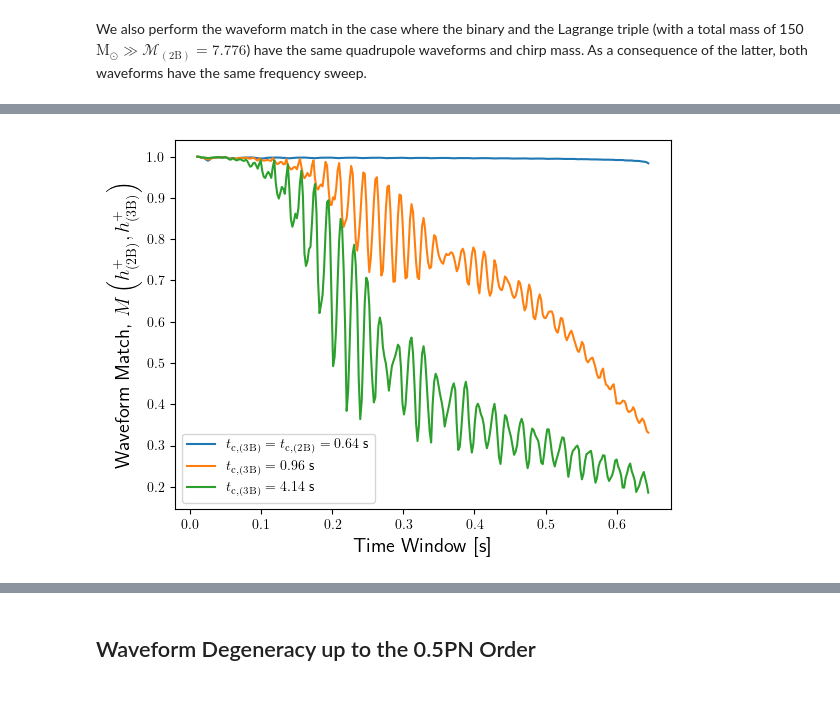
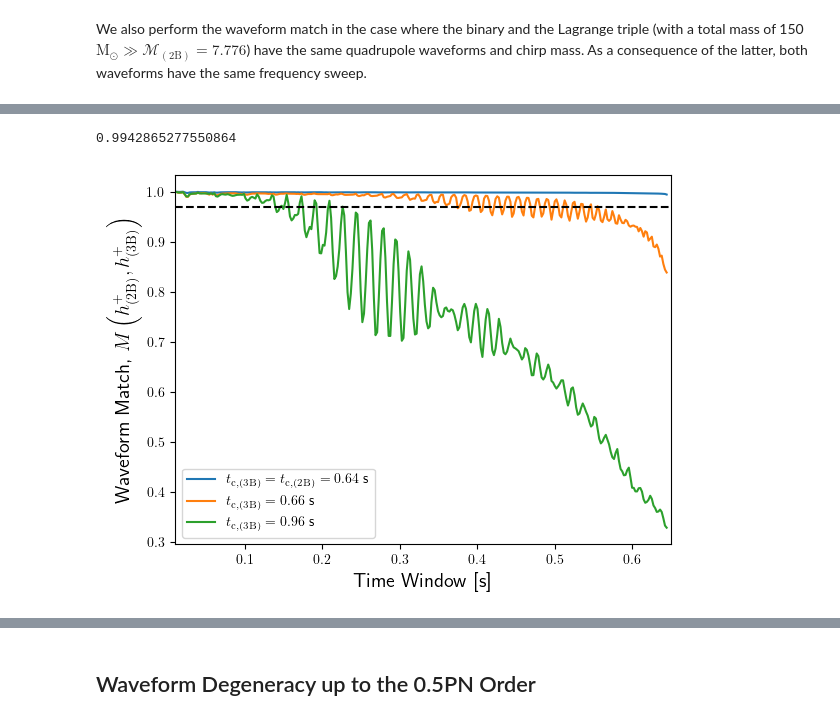
Before and after one commit to CJaimel/BinaryLagrangeDegeneracy, a Jupyter notebook: Part 2 - Simulations with LIGO Data.ipynb, the cells around one changed output, grey strips where cells are left out. Cells and saved outputs as stored; diff of their text form; code cells hidden in the pictures.

```diff
--- a/Part 2 - Simulations with LIGO Data.ipynb
+++ b/Part 2 - Simulations with LIGO Data.ipynb
@@ -339,32 +417,0 @@ A plot of the waveform match time series is shown below.
-# %%
-binary = waveforms.CircularBinary(*params_2B)
-params_3B_quad = [params_3B_quad4, params_3B_quad2, params_3B_quad1]
-markers = ["o", "d", "^", "X"]
-
-t_window = np.linspace(0.01, binary.t_c, 10)
-
-for i in range(len(params_3B_quad)):
-    match_timeSeries = np.zeros(len(t_window))
-
-    for j in range(len(t_window)):
-        lagrange = waveforms.CircularLagrangeTriple(*params_3B_quad[i])
-
-        hp_2B_windowed = waveforms.h_combined2B(*params_2B, t_max = t_window[j], delta_t = 1/1000)[0]
-        hp_3B_windowed = waveforms.h_combined3B(*params_3B_quad[i], t_max = t_window[j], delta_t = 1/1000)[0]
-        psd = pycbc.psd.analytical.aLIGOZeroDetHighPower(len(hp_2B_windowed) // 2 + 1, 1.0 / hp_2B_windowed.duration, 0)
-
-        match_timeSeries[j] = pycbc.filter.match(hp_2B_windowed, hp_3B_windowed, psd = psd, low_frequency_cutoff = 0, subsample_interpolation = True)[0]
-
-    if i == 0:
-        #print(match_timeSeries)
-        plt.scatter(t_window, match_timeSeries, label = r"$t_{{\mathrm{{c,(3B)}}}} = t_{{\mathrm{{c,(2B)}}}} = {:.2f}$ s".format(lagrange.t_c), marker = markers[i])
-    else:
-        plt.scatter(t_window, match_timeSeries, label = r"$t_{{\mathrm{{c,(3B)}}}} = {:.2f}$ s".format(lagrange.t_c), marker = markers[i])
-
-plt.legend()
-plt.xlabel("Time Window [s]", fontsize = "x-large")
-plt.ylabel(r"Waveform Match, $M\left(h^{+}_{\mathrm{(2B)}}, h^{+}_{\mathrm{(3B)}}\right)$", fontsize = "x-large")
-
-plt.savefig("LaTeX Files/Figures/Tests with LIGO PSD/Match time series for quadrupole degeneracy (scatter).pdf",
-            bbox_inches = "tight")
-plt.show()
@@ -373,34 +418,38 @@ plt.show()
 # %%
 binary = waveforms.CircularBinary(*params_2B)
-params_3B_quad = [params_3B_quad4, params_3B_quad2, params_3B_quad1]
+params_3B_quad = [params_3B_quad3, params_3B_quad2, params_3B_quad1]
 markers = ["o", "d", "^", "X"]
 
 t_window = np.linspace(0.01, binary.t_c, 300)
 
 for i in range(len(params_3B_quad)):
     match_timeSeries = np.zeros(len(t_window))
 
     for j in range(len(t_window)):
         lagrange = waveforms.CircularLagrangeTriple(*params_3B_quad[i])
 
         hp_2B_windowed = waveforms.h_combined2B(*params_2B, t_max = t_window[j], delta_t = 1/1000)[0]
         hp_3B_windowed = waveforms.h_combined3B(*params_3B_quad[i], t_max = t_window[j], delta_t = 1/1000)[0]
         psd = pycbc.psd.analytical.aLIGOZeroDetHighPower(len(hp_2B_windowed) // 2 + 1, 1.0 / hp_2B_windowed.duration, 0)
 
         match_timeSeries[j] = pycbc.filter.match(hp_2B_windowed, hp_3B_windowed, psd = psd, low_frequency_cutoff = 0, subsample_interpolation = True)[0]
 
     if i == 0:
         #print(match_timeSeries)
         plt.plot(t_window, match_timeSeries, label = r"$t_{{\mathrm{{c,(3B)}}}} = t_{{\mathrm{{c,(2B)}}}} = {:.2f}$ s".format(lagrange.t_c))
+        print(match_timeSeries[-1])
     else:
         plt.plot(t_window, match_timeSeries, label = r"$t_{{\mathrm{{c,(3B)}}}} = {:.2f}$ s".format(lagrange.t_c))
 
 plt.legend()
 plt.xlabel("Time Window [s]", fontsize = "x-large")
 plt.ylabel(r"Waveform Match, $M\left(h^{+}_{\mathrm{(2B)}}, h^{+}_{\mathrm{(3B)}}\right)$", fontsize = "x-large")
+plt.xlim(0.01, 0.65)
+plt.axhline(0.97, 0, 1, ls = "--", color = "black")
 
-plt.savefig("LaTeX Files/Figures/Tests with LIGO PSD/Match time series for quadrupole degeneracy (line).pdf",
+plt.savefig("LaTeX Files/Figures/Tests with LIGO PSD/Match Time Series for MQ Plus Degeneracy.pdf",
             bbox_inches = "tight")
 plt.show()
 # %% [output]
+0.9942865277550864
-[figure, old version]
+[figure, new version]
```
Also changed, not shown: parts of 24 cells of this notebook, 6 other files.
